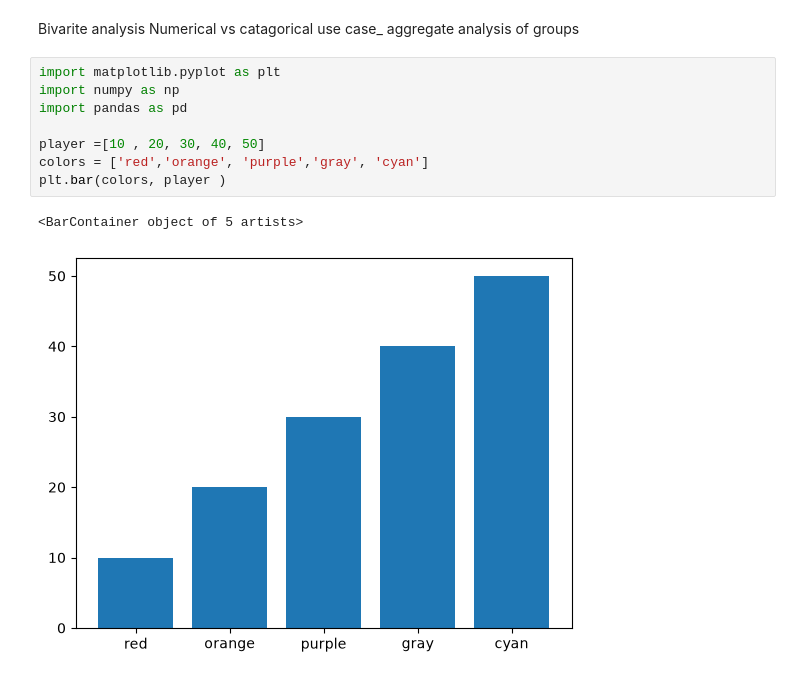
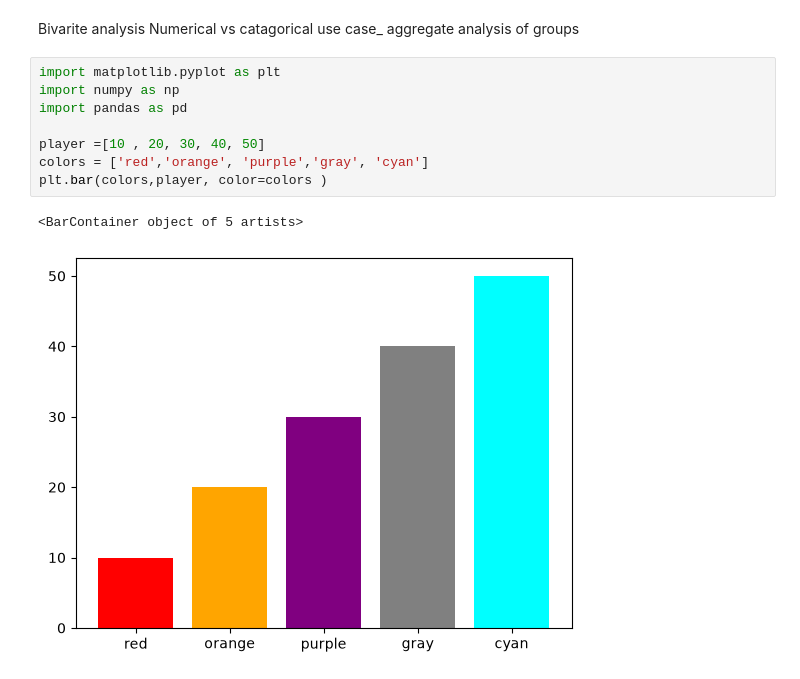
Before and after one commit to Md-Maruf-Hasan/Matplotlib-and-Seaborn, a Jupyter notebook: matlpt_Bar.ipynb, the cells around one changed output. Saved outputs shown, nothing was run; the diff lists cells and outputs as text.

```diff
--- a/matlpt_Bar.ipynb
+++ b/matlpt_Bar.ipynb
@@ -5,11 +5,11 @@ use  case_ aggregate analysis of groups
 # %%
 import matplotlib.pyplot as plt
 import numpy as np
 import pandas as pd
 
 player =[10 , 20, 30, 40, 50]
 colors = ['red','orange', 'purple','gray', 'cyan']
-plt.bar(colors, player )
+plt.bar(colors,player, color=colors )
 # %% [output]
 <BarContainer object of 5 artists>
-[figure, old version]
+[figure, new version]
```
Also changed, not shown: parts of 3 cells of this notebook.
